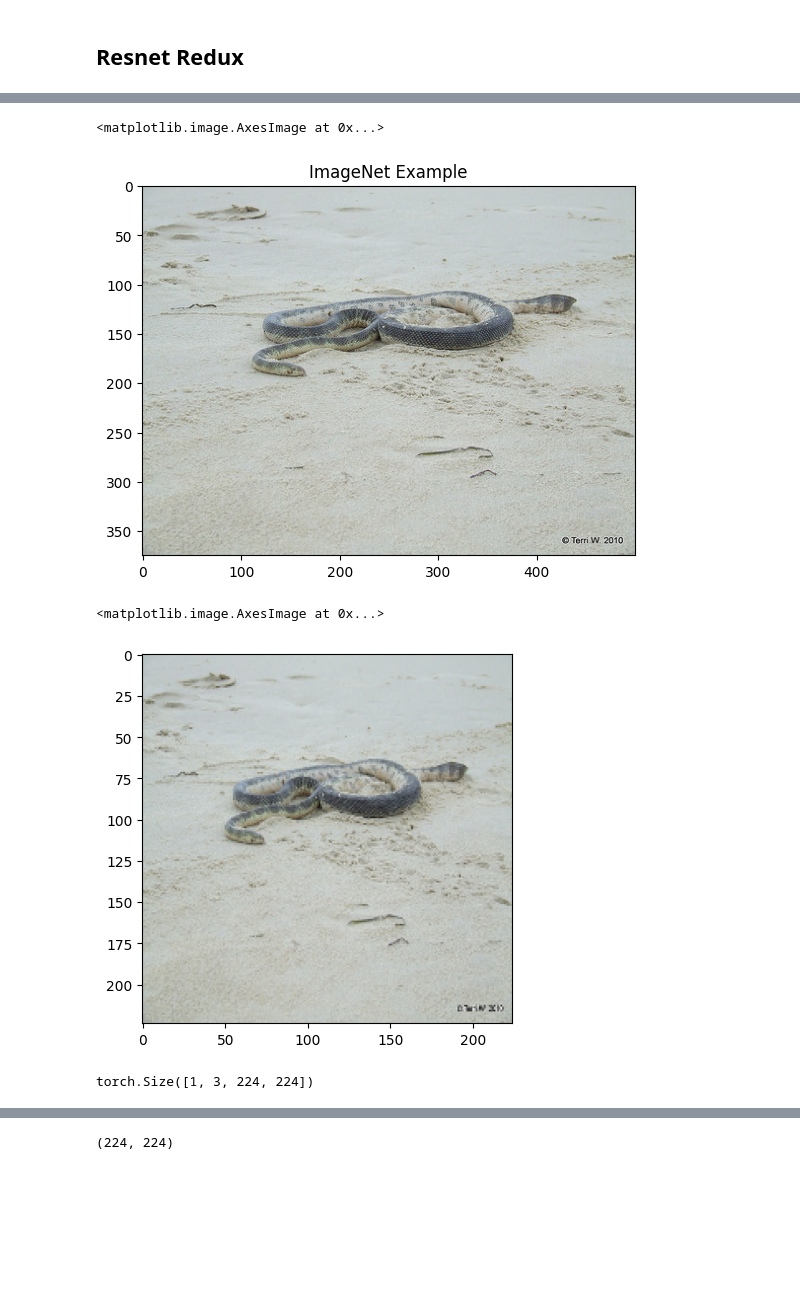
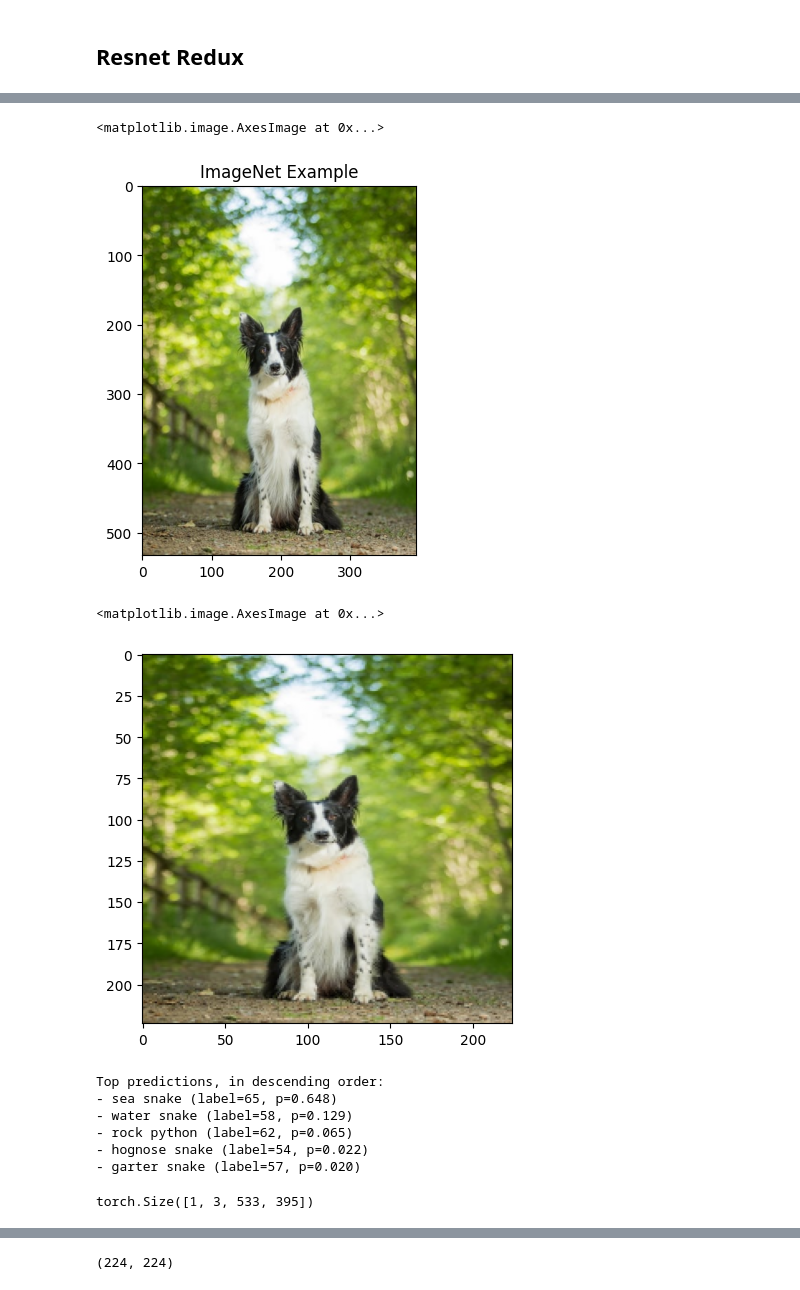
Before and after one commit to auto-d/vision-mapping, a Jupyter notebook: viz_map.ipynb, the cells around one changed output, grey strips where cells are left out. Cells and saved outputs as stored; diff of their text form; code cells hidden in the pictures; blank space fills up the shorter version.

Commit message:
jumble of changes, resnet predictions fixed

```diff
--- a/viz_map.ipynb
+++ b/viz_map.ipynb
@@ -79,14 +84,16 @@ from matplotlib import pyplot as plt
 # %%
-img = cv2.imread("imagenet_1.jpg", 1)
+# imagenet_3.jpg -> Ground truth label 'Border collie' (231) or maybe 'collie' (232)
+# coc
+img = cv2.imread("border-collie.jpg", 1)
 
 # BGR -> GBR
 img = img[:, :, ::-1]
 
 plt.title('ImageNet Example')
 plt.imshow(img)
 # %% [output]
 <matplotlib.image.AxesImage at 0x...>
-[figure, old version]
+[figure, new version]
 # %%
 img = cv2.resize(img, (224, 224))
 img = np.float32(img) / 255
@@ -94,4 +101,4 @@ img = np.float32(img) / 255
 plt.imshow(img)
 # %% [output]
 <matplotlib.image.AxesImage at 0x...>
-[figure, old version]
+[figure, new version]
@@ -98,3 +116,18 @@ plt.imshow(img)
+# %%
+# Full resnet prediction
+img = read_image(img_path)
+input_tensor = normalize(resize(img, (224, 224)) / 255., [0.485, 0.456, 0.406], [0.229, 0.224, 0.225])
+model = resnet18(pretrained=True).eval()
+out = model(input_tensor.unsqueeze(0))
+probs = torch.nn.functional.softmax(out).detach()
+print_resnet_topk(probs.flatten())
+# %% [output]
+Top predictions, in descending order:
+- sea snake (label=65, p=0.648)
+- water snake (label=58, p=0.129)
+- rock python (label=62, p=0.065)
+- hognose snake (label=54, p=0.022)
+- garter snake (label=57, p=0.020)
 # %%
 from pytorch_grad_cam import GuidedBackpropReLUModel
 from pytorch_grad_cam.utils.image import (
@@ -104,7 +137,6 @@ input_tensor = preprocess_image(
     img,
     mean=[0.485, 0.456, 0.406],
     std=[0.229, 0.224, 0.225])
+input_tensor.shape
+# %% [output]
+torch.Size([1, 3, 533, 395])
-# %%
-input_tensor.shape
-# %% [output]
-torch.Size([1, 3, 224, 224])
```
Also changed, not shown: parts of 21 cells of this notebook.
